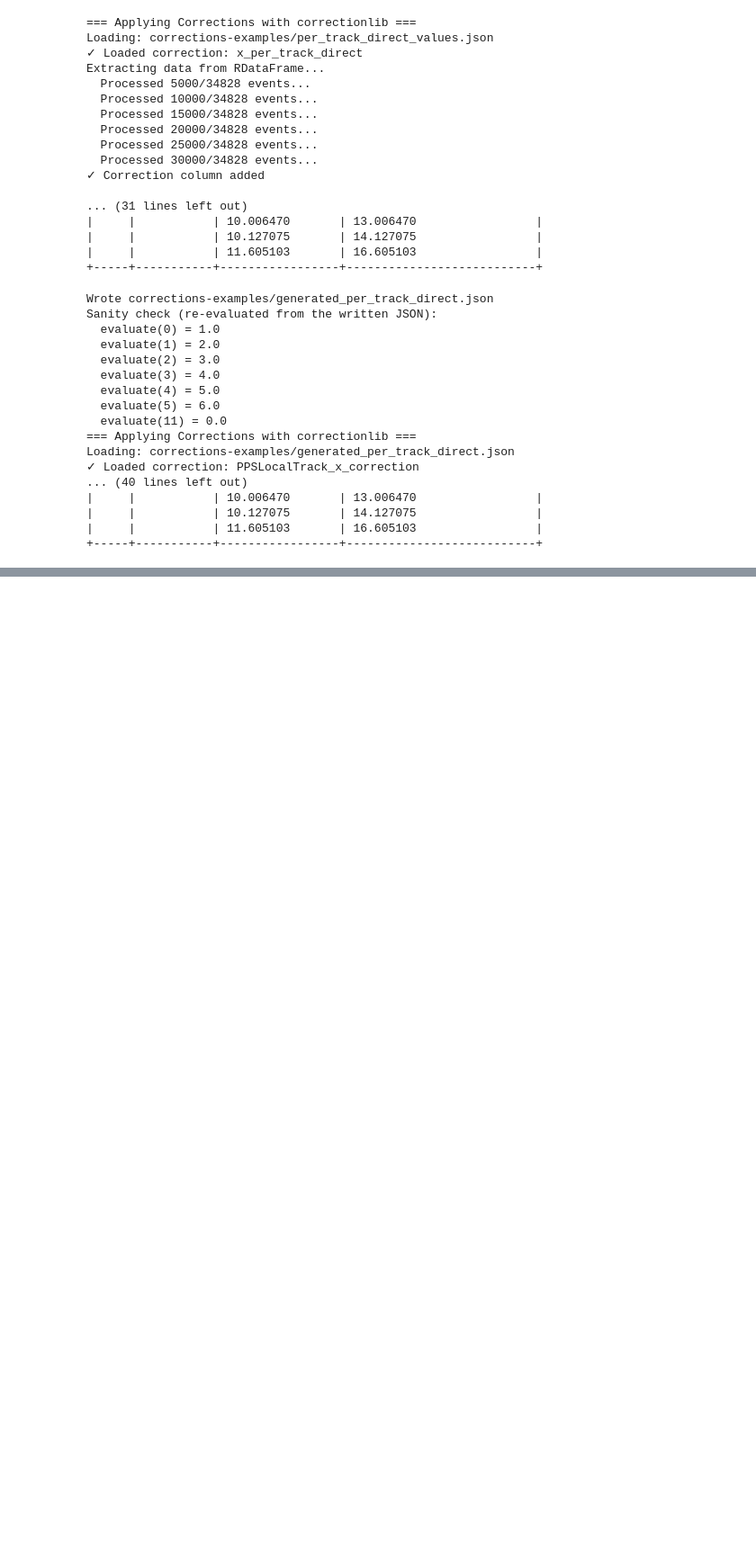
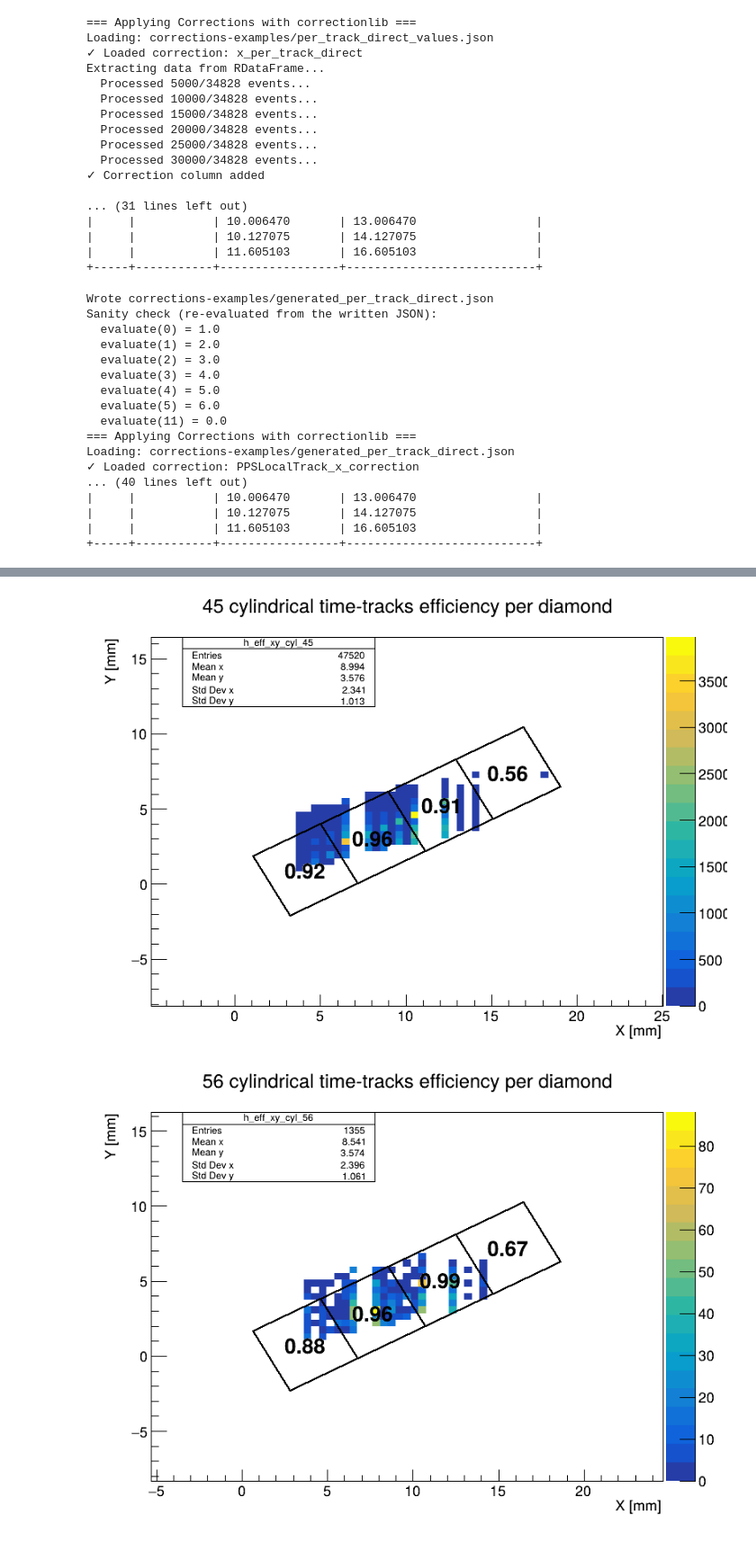
Before and after one commit to Kszemka/nanoaod-pps-tools, a Jupyter notebook: pps_analysis.ipynb, the cells around one changed output, grey strips where cells are left out. Shown at 90% size. Drawn from its saved outputs; the diff is of its cells as text; code cells hidden in the pictures; blank space fills up the shorter version.

```diff
--- a/pps_analysis.ipynb
+++ b/pps_analysis.ipynb
@@ -561,0 +740,23 @@ Saved: data/pps_rp23_corrected_track_x.png
+# %%
+ARM_RP_IDS_CYL = {"45": 16, "56": 116}
+diamond_dfs_cyl = {}
+
+for arm_key, rp_id in ARM_RP_IDS_CYL.items():
+    print(f"--- Arm {arm_key} (RP {rp_id}) ---")
+    correction_json = build_diamond_efficiency_json(
+        EFFICIENCY_FILE, arm_key, RUN_NUMBER,
+        f"corrections-examples/diamond_efficiency_cyl_arm{arm_key}.json",
+        pot_type="cyl",
+    )
+    df_rp = filter_detector_specific_events(df_baseline, rp_id)
+    df_eff = apply_diamond_efficiency_hybrid(df_rp, rp_id, arm_key, correction_json, pot_type="cyl")
+    # Restrict to this RP's own tracks -- the raw arrays are jagged across all RPs in the event.
+    df_eff = df_eff.Define("PPSLocalTrack_x_rp", f"PPSLocalTrack_x[PPSLocalTrack_decRPId == {rp_id}]")
+    df_eff = df_eff.Define("PPSLocalTrack_y_rp", f"PPSLocalTrack_y[PPSLocalTrack_decRPId == {rp_id}]")
+    df_eff = df_eff.Define(
+        "PPSLocalTrack_efficiency_rp", f"PPSLocalTrack_efficiency[PPSLocalTrack_decRPId == {rp_id}]"
+    )
+    diamond_dfs_cyl[arm_key] = df_eff
+    df_eff.Display(
+        ["rdfentry_", "PPSLocalTrack_x_rp", "PPSLocalTrack_y_rp", "PPSLocalTrack_efficiency_rp"], 10
+    ).Print()
@@ -561,0 +781,10 @@ Saved: data/pps_rp23_corrected_track_x.png
+# %%
+output_pngs_cyl = plot_diamond_efficiency_maps(
+    diamond_dfs_cyl, efficiency_data, RUN_NUMBER, ARM_RP_IDS_CYL, pot_type="cyl"
+)
+
+for arm_key, output_png in output_pngs_cyl.items():
+    display(Image(filename=output_png))
+# %% [output]
+[figure, added]
+[figure, added]
```
Also changed, not shown: parts of 19 cells of this notebook, 12 other files.
